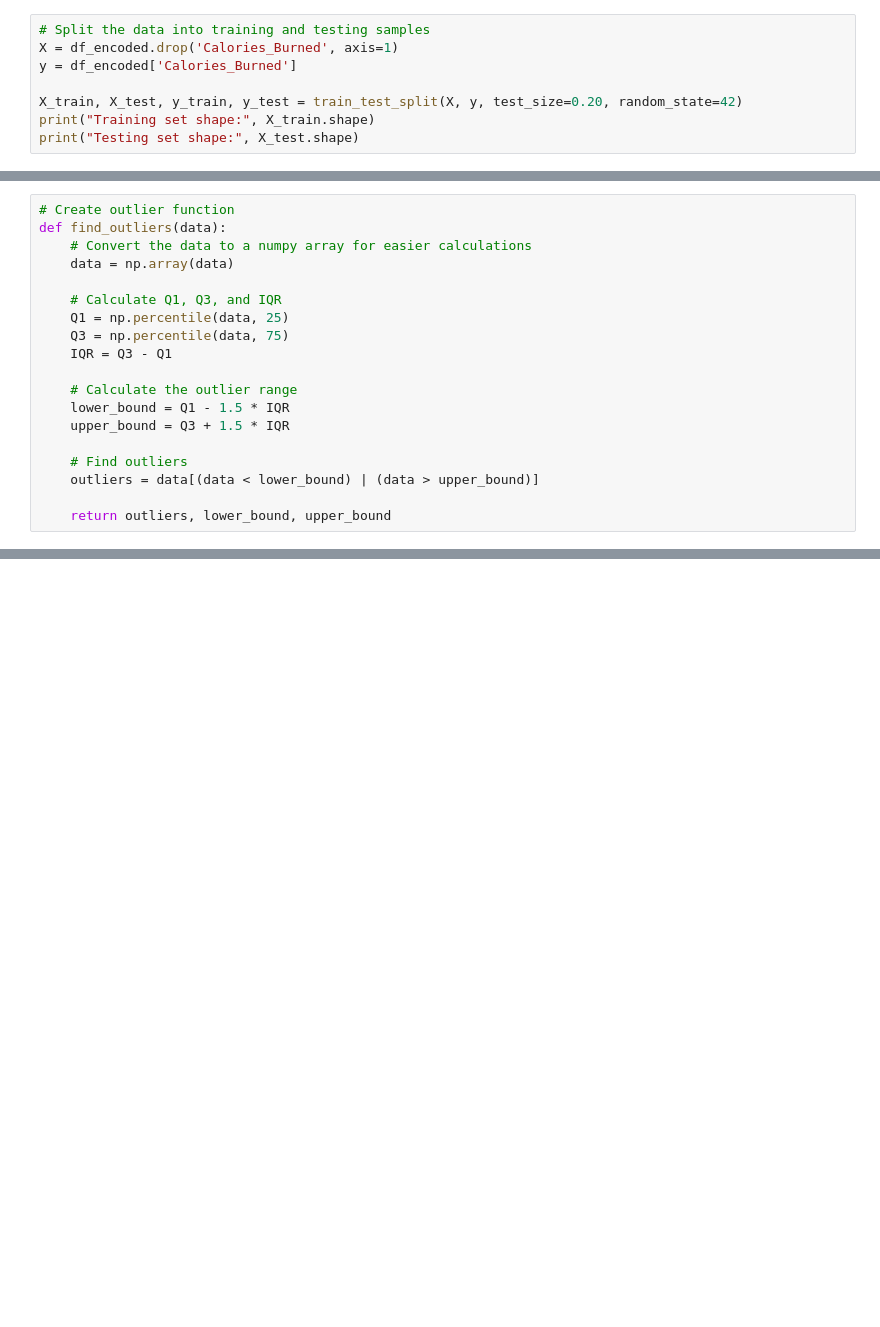
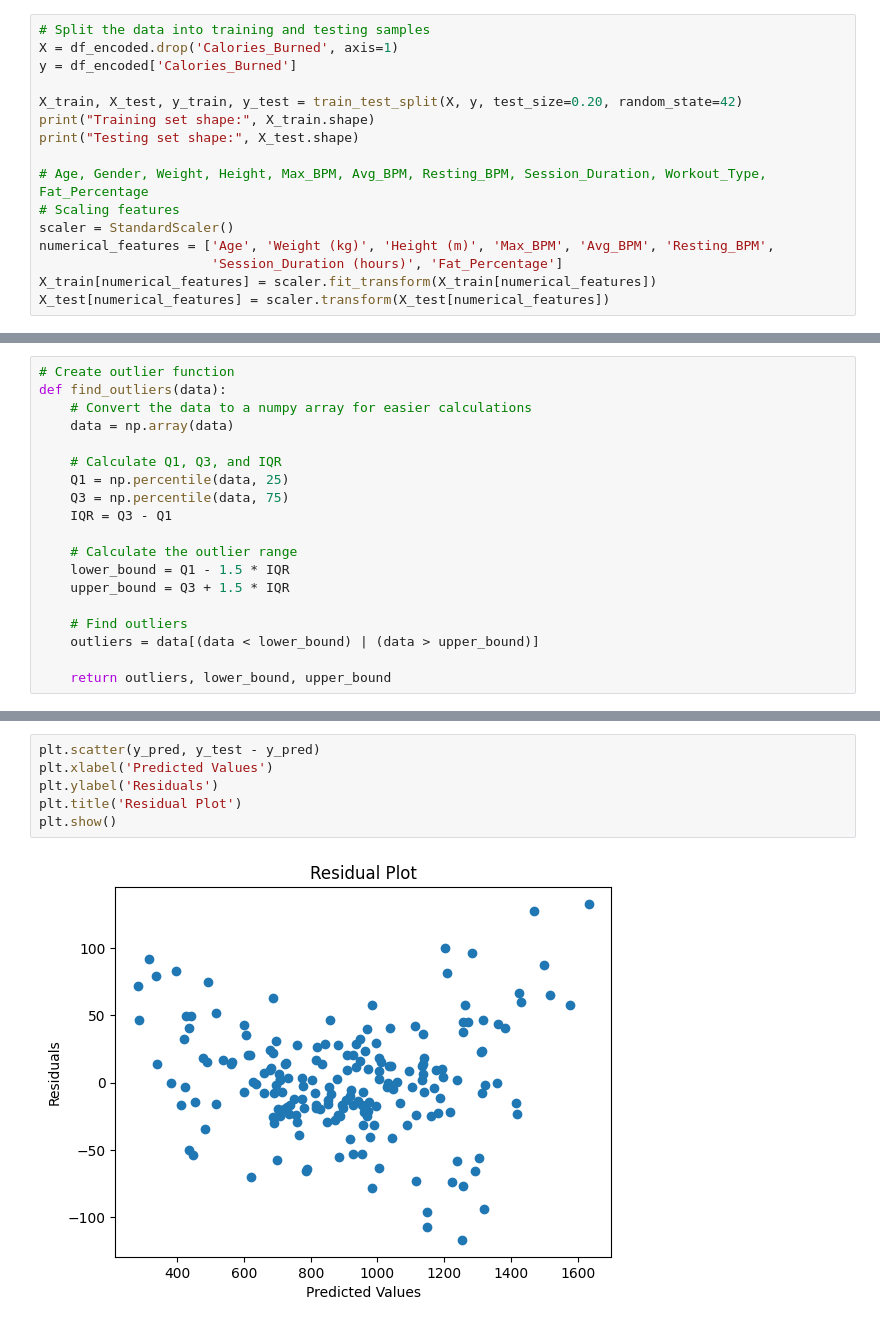
Before and after one commit to wilsonz347/CalorieTrack, a Jupyter notebook: model.ipynb, the cells around one changed output, grey strips where cells are left out. Cells and saved outputs as stored; diff of their text form; blank space fills up the shorter version.

```diff
--- a/model.ipynb
+++ b/model.ipynb
@@ -116,6 +104,14 @@ y = df_encoded['Calories_Burned']
 X_train, X_test, y_train, y_test = train_test_split(X, y, test_size=0.20, random_state=42)
 print("Training set shape:", X_train.shape)
 print("Testing set shape:", X_test.shape)
+
+# Age, Gender, Weight, Height, Max_BPM, Avg_BPM, Resting_BPM, Session_Duration, Workout_Type, Fat_Percentage
+# Scaling features
+scaler = StandardScaler()
+numerical_features = ['Age', 'Weight (kg)', 'Height (m)', 'Max_BPM', 'Avg_BPM', 'Resting_BPM',
+                      'Session_Duration (hours)', 'Fat_Percentage']
+X_train[numerical_features] = scaler.fit_transform(X_train[numerical_features])
+X_test[numerical_features] = scaler.transform(X_test[numerical_features])
 # %% [output]
 Training set shape: (778, 13)
 Testing set shape: (195, 13)
@@ -211,0 +267,8 @@ print(scores[1]) # Second fold of validation is the most optimal
+# %%
+plt.scatter(y_pred, y_test - y_pred)
+plt.xlabel('Predicted Values')
+plt.ylabel('Residuals')
+plt.title('Residual Plot')
+plt.show()
+# %% [output]
+[figure, added]
```
Also changed, not shown: parts of 14 cells of this notebook, 1 other file.
